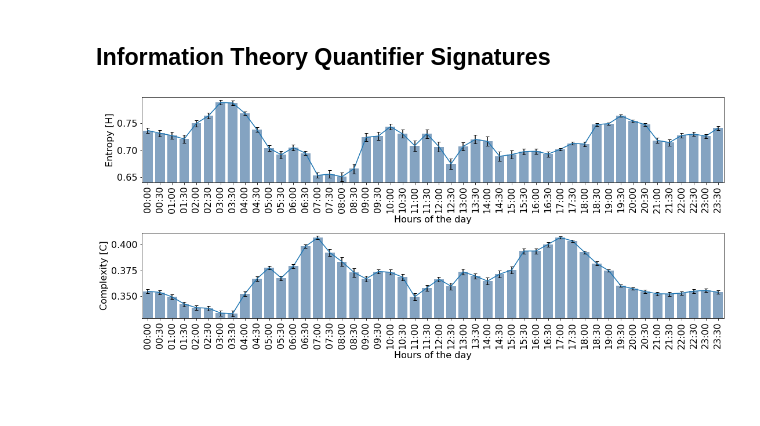
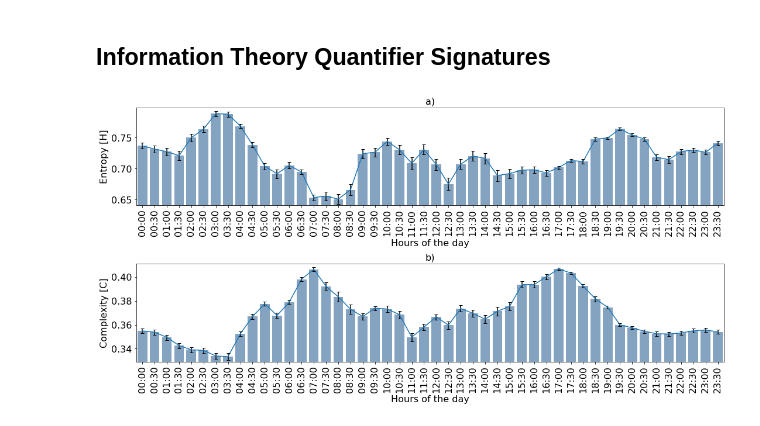
Before and after one commit to juancolonna/EGCI, a Jupyter notebook: Fig6.ipynb, the cells around one changed output. Drawn from its saved outputs; the diff is of its cells as text; code cells hidden in the pictures; blank space fills up the shorter version.

```diff
--- a/Fig6.ipynb
+++ b/Fig6.ipynb
@@ -39,38 +39,40 @@ for j in time:
         C_mu = np.append(C_mu,np.mean(C))
         C_CI = np.append(C_CI,confidence_interval(C)[1])
 # %%
-plt.figure(figsize=(18,7))
+plt.figure(figsize=(18,8))
 plt.rc('font', size=16)
 plt.rc('axes', titlesize=16)
 
 
 plt.subplots_adjust(hspace = 0.6)
 
 
 plt.subplot(2,1,1)
 plt.plot(H_mu)
 plt.bar(np.arange(len(H_mu)), H_mu, width=0.8, yerr=H_CI, capsize=3, tick_label = t, color=(0.2, 0.4, 0.6, 0.6))
 plt.xlim([-0.5, 47.5])
 plt.ylim([np.min(H_mu)-np.max(H_CI),np.max(H_mu)+np.max(H_CI)])
 plt.xlabel('Hours of the day')
 plt.ylabel('Entropy [H]')
 plt.xticks(rotation=90)
+plt.title("a)")
 plt.rc('font', size=16)
 plt.rc('axes', titlesize=16)
 
 
 plt.subplot(2,1,2)
 plt.plot(C_mu)
 plt.bar(np.arange(len(C_mu)), C_mu, width=0.8, yerr=C_CI, capsize=3, tick_label = t, color=(0.2, 0.4, 0.6, 0.6))
 plt.xlim([-0.5, 47.5])
 plt.ylim([np.min(C_mu)-np.max(C_CI),np.max(C_mu)+np.max(C_CI)])
 plt.xlabel('Hours of the day')
 plt.ylabel('Complexity [C]')
 plt.xticks(rotation=90)
+plt.title("b)")
 plt.rc('font', size=16)
 plt.rc('axes', titlesize=16)
 
 # plt.savefig('./figures/Fig6.eps', format="eps", bbox_inches='tight')
 plt.show()
 # %% [output]
-[figure, old version]
+[figure, new version]
```
